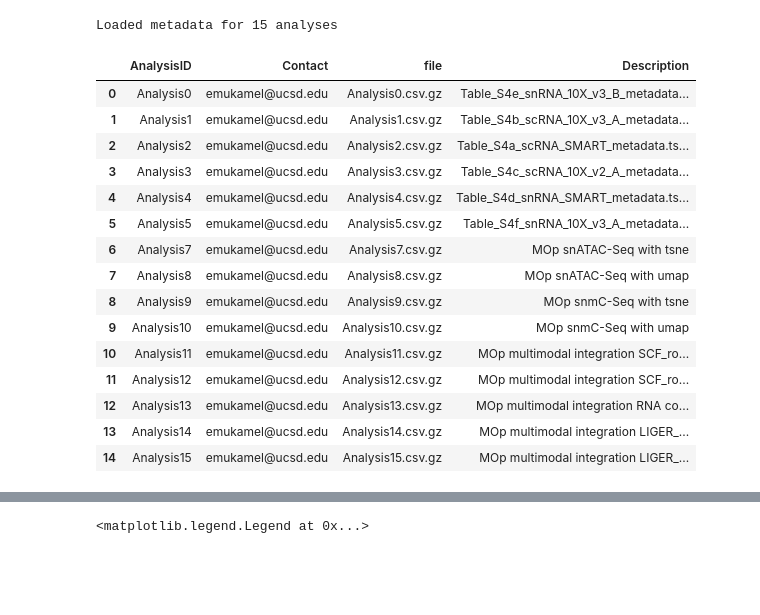
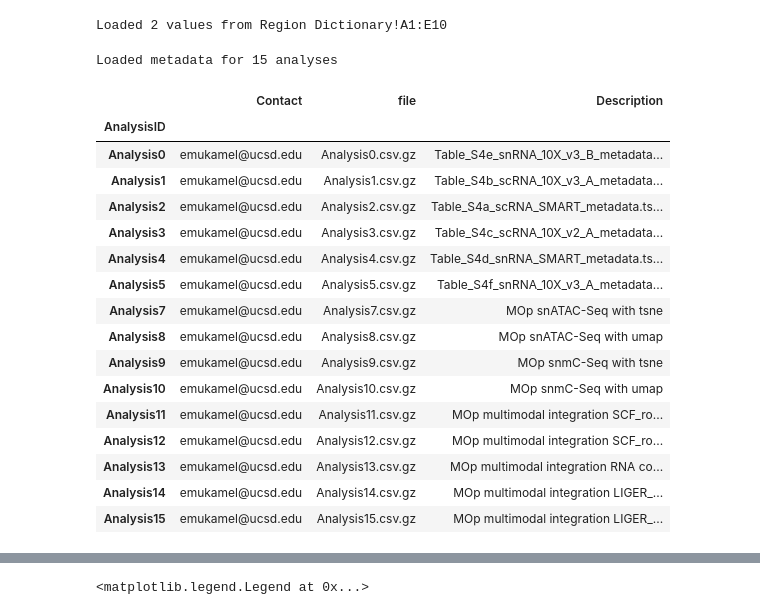
Before and after one commit to mukamel-lab/BICCN2.0_Analysis_LIMS, a Jupyter notebook: dev/analyze_github_data.ipynb, the cells around one changed output, grey strips where cells are left out. Cells and saved outputs as stored; diff of their text form; code cells hidden in the pictures; blank space fills up the shorter version.

```diff
--- a/dev/analyze_github_data.ipynb
+++ b/dev/analyze_github_data.ipynb
@@ -11,0 +51,7 @@ from google.auth.transport.requests import Request
+# %%
+# The ID and range of a sample spreadsheet.
+biccn_sheet_id = '1AA05MWa0pJx9K_pi1qqIIe1RW0J5sO3C7HD0nkFKSCM'
+sheet_range = 'Region Dictionary!A1:E10'
+sheet=getSheetData(biccn_sheet_id, sheet_range)
+# %% [output]
+Loaded 2 values from Region Dictionary!A1:E10
@@ -19,23 +68,25 @@ def read_csv(table):
     return data
 # %%
 # Load the table of all analyses
-analyses = read_csv('Analyses.csv.gz')
+analyses = read_csv('Analyses.csv.gz').set_index('AnalysisID')
 print('Loaded metadata for %d analyses' % analyses.shape[0])
+analyses
 # %% [output]
 Loaded metadata for 15 analyses
-|  | AnalysisID | Contact | file | Description |
-| 0 | Analysis0 | emukamel@ucsd.edu | Analysis0.csv.gz | Table_S4e_snRNA_10X_v3_B_metadata... |
-| 1 | Analysis1 | emukamel@ucsd.edu | Analysis1.csv.gz | Table_S4b_scRNA_10X_v3_A_metadata... |
-| 2 | Analysis2 | emukamel@ucsd.edu | Analysis2.csv.gz | Table_S4a_scRNA_SMART_metadata.ts... |
-| 3 | Analysis3 | emukamel@ucsd.edu | Analysis3.csv.gz | Table_S4c_scRNA_10X_v2_A_metadata... |
-| 4 | Analysis4 | emukamel@ucsd.edu | Analysis4.csv.gz | Table_S4d_snRNA_SMART_metadata.ts... |
-| 5 | Analysis5 | emukamel@ucsd.edu | Analysis5.csv.gz | Table_S4f_snRNA_10X_v3_A_metadata... |
-| 6 | Analysis7 | emukamel@ucsd.edu | Analysis7.csv.gz | MOp snATAC-Seq with tsne |
-| 7 | Analysis8 | emukamel@ucsd.edu | Analysis8.csv.gz | MOp snATAC-Seq with umap |
-| 8 | Analysis9 | emukamel@ucsd.edu | Analysis9.csv.gz | MOp snmC-Seq with tsne |
-| 9 | Analysis10 | emukamel@ucsd.edu | Analysis10.csv.gz | MOp snmC-Seq with umap |
-| 10 | Analysis11 | emukamel@ucsd.edu | Analysis11.csv.gz | MOp multimodal integration SCF_ro... |
-| 11 | Analysis12 | emukamel@ucsd.edu | Analysis12.csv.gz | MOp multimodal integration SCF_ro... |
-| 12 | Analysis13 | emukamel@ucsd.edu | Analysis13.csv.gz | MOp multimodal integration RNA co... |
-| 13 | Analysis14 | emukamel@ucsd.edu | Analysis14.csv.gz | MOp multimodal integration LIGER_... |
-| 14 | Analysis15 | emukamel@ucsd.edu | Analysis15.csv.gz | MOp multimodal integration LIGER_... |
+|  | Contact | file | Description |
+| AnalysisID |  |  |  |
+| Analysis0 | emukamel@ucsd.edu | Analysis0.csv.gz | Table_S4e_snRNA_10X_v3_B_metadata... |
+| Analysis1 | emukamel@ucsd.edu | Analysis1.csv.gz | Table_S4b_scRNA_10X_v3_A_metadata... |
+| Analysis2 | emukamel@ucsd.edu | Analysis2.csv.gz | Table_S4a_scRNA_SMART_metadata.ts... |
+| Analysis3 | emukamel@ucsd.edu | Analysis3.csv.gz | Table_S4c_scRNA_10X_v2_A_metadata... |
+| Analysis4 | emukamel@ucsd.edu | Analysis4.csv.gz | Table_S4d_snRNA_SMART_metadata.ts... |
+| Analysis5 | emukamel@ucsd.edu | Analysis5.csv.gz | Table_S4f_snRNA_10X_v3_A_metadata... |
+| Analysis7 | emukamel@ucsd.edu | Analysis7.csv.gz | MOp snATAC-Seq with tsne |
+| Analysis8 | emukamel@ucsd.edu | Analysis8.csv.gz | MOp snATAC-Seq with umap |
+| Analysis9 | emukamel@ucsd.edu | Analysis9.csv.gz | MOp snmC-Seq with tsne |
+| Analysis10 | emukamel@ucsd.edu | Analysis10.csv.gz | MOp snmC-Seq with umap |
+| Analysis11 | emukamel@ucsd.edu | Analysis11.csv.gz | MOp multimodal integration SCF_ro... |
+| Analysis12 | emukamel@ucsd.edu | Analysis12.csv.gz | MOp multimodal integration SCF_ro... |
+| Analysis13 | emukamel@ucsd.edu | Analysis13.csv.gz | MOp multimodal integration RNA co... |
+| Analysis14 | emukamel@ucsd.edu | Analysis14.csv.gz | MOp multimodal integration LIGER_... |
+| Analysis15 | emukamel@ucsd.edu | Analysis15.csv.gz | MOp multimodal integration LIGER_... |
```
Also changed, not shown: parts of 7 cells of this notebook, 1 other file.
